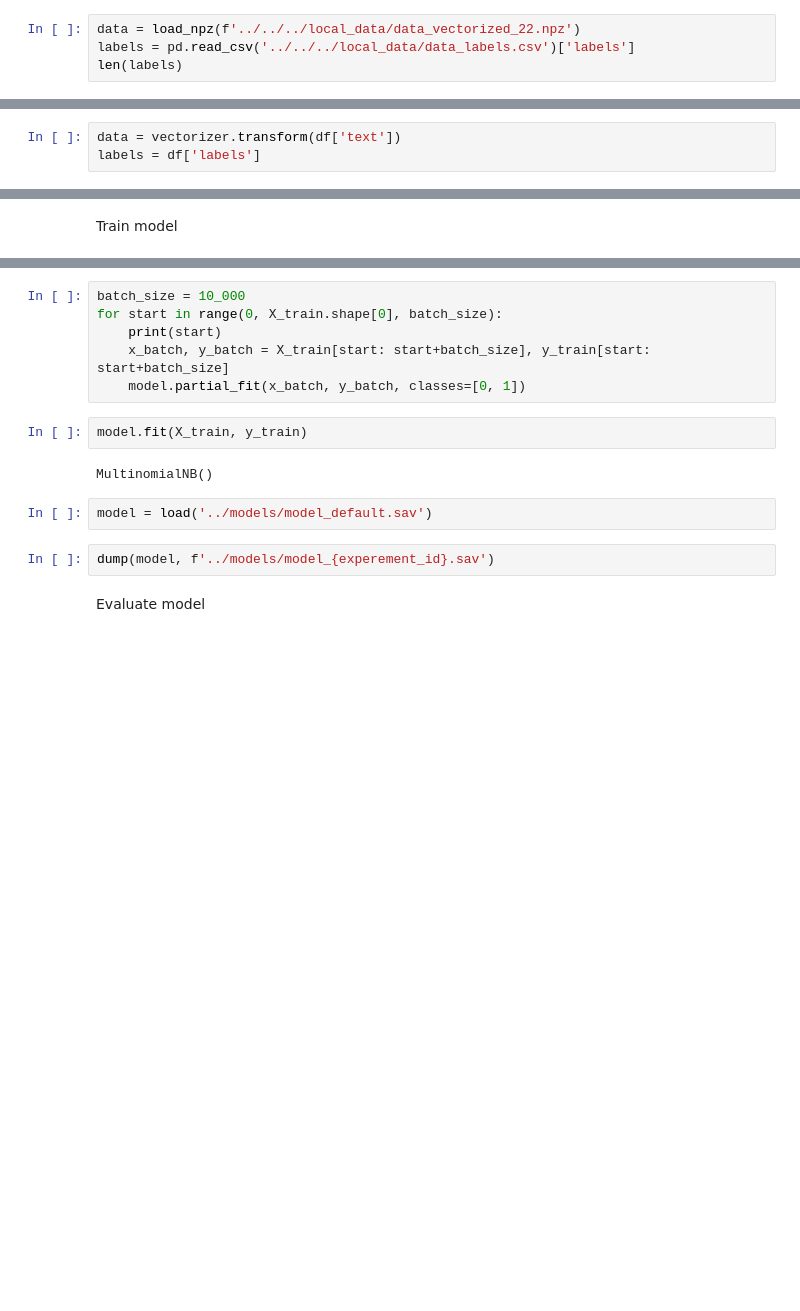
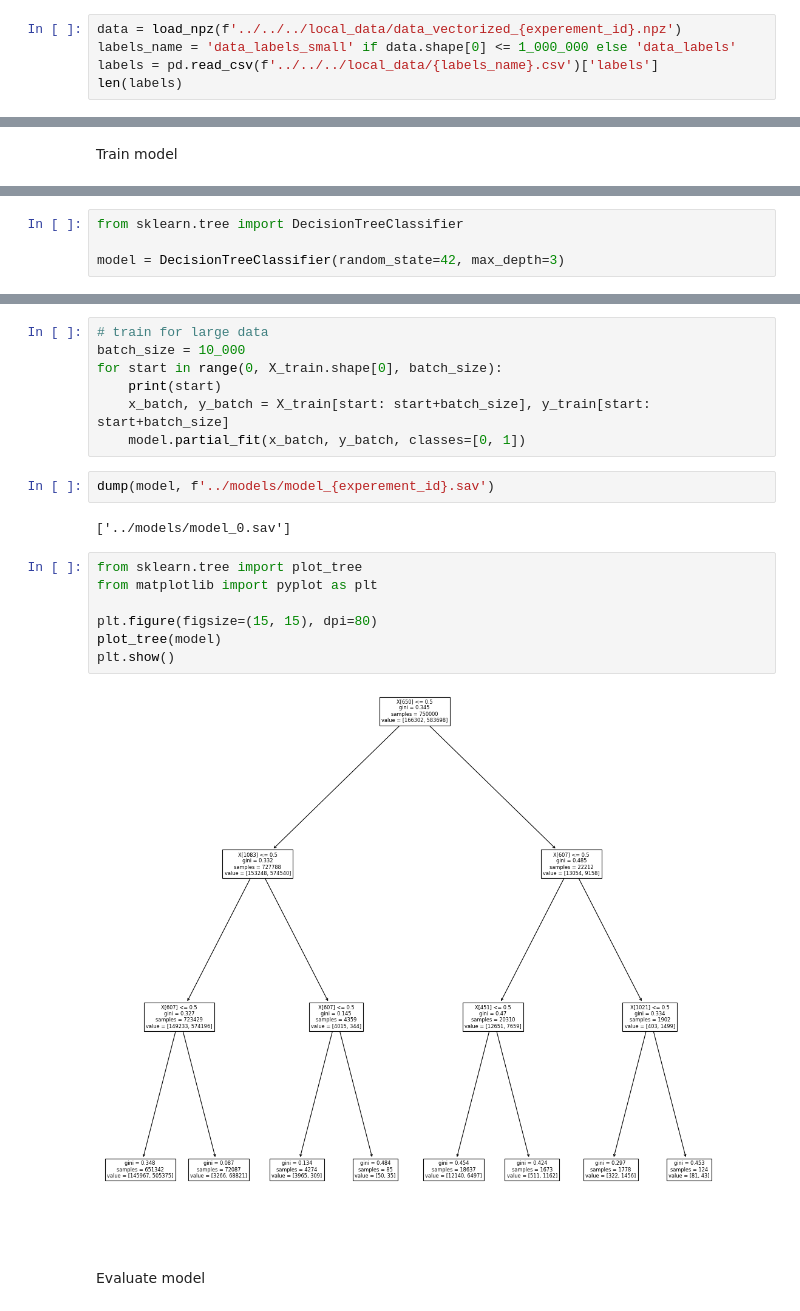
Before and after one commit to ArtemKamantsev/review_classifier, a Jupyter notebook: review_classifier/analytics/research/Model.ipynb, the cells around one changed output, grey strips where cells are left out. Saved outputs shown, nothing was run; the diff lists cells and outputs as text; blank space fills up the shorter version.

```diff
--- a/review_classifier/analytics/research/Model.ipynb
+++ b/review_classifier/analytics/research/Model.ipynb
@@ -17,4 +16,5 @@ Read data vectorized
 # %%
-data = load_npz(f'../../../local_data/data_vectorized_22.npz')
-labels = pd.read_csv('../../../local_data/data_labels.csv')['labels']
+data = load_npz(f'../../../local_data/data_vectorized_{experement_id}.npz')
+labels_name = 'data_labels_small' if data.shape[0] <= 1_000_000 else 'data_labels'
+labels = pd.read_csv(f'../../../local_data/{labels_name}.csv')['labels']
 len(labels)
@@ -36,3 +22,0 @@ vectorizer = load_tf_idf_vectorizer(f'../models/vectorizer_{experement_id}.sav',
-# %%
-data = vectorizer.transform(df['text'])
-labels = df['labels']
@@ -96,0 +47,4 @@ model = MultinomialNB()
+# %%
+from sklearn.tree import DecisionTreeClassifier
+
+model = DecisionTreeClassifier(random_state=42, max_depth=3)
@@ -97,17 +79,23 @@ model = MultinomialNB()
 # %%
+# train for large data
 batch_size = 10_000
 for start in range(0, X_train.shape[0], batch_size):
     print(start)
     x_batch, y_batch = X_train[start: start+batch_size], y_train[start: start+batch_size]
     model.partial_fit(x_batch, y_batch, classes=[0, 1])
-# %%
-model.fit(X_train, y_train)
-# %% [output]
-MultinomialNB()
-# %%
-model = load('../models/model_default.sav')
 # %%
 dump(model, f'../models/model_{experement_id}.sav')
+# %% [output]
+['../models/model_0.sav']
+# %%
+from sklearn.tree import plot_tree
+from matplotlib import pyplot as plt
+
+plt.figure(figsize=(15, 15), dpi=80)
+plot_tree(model)
+plt.show()
+# %% [output]
+[figure, added]
 # %% [markdown]
 Evaluate model
 # %%
```
Also changed, not shown: parts of 21 cells of this notebook, 3 other files.
